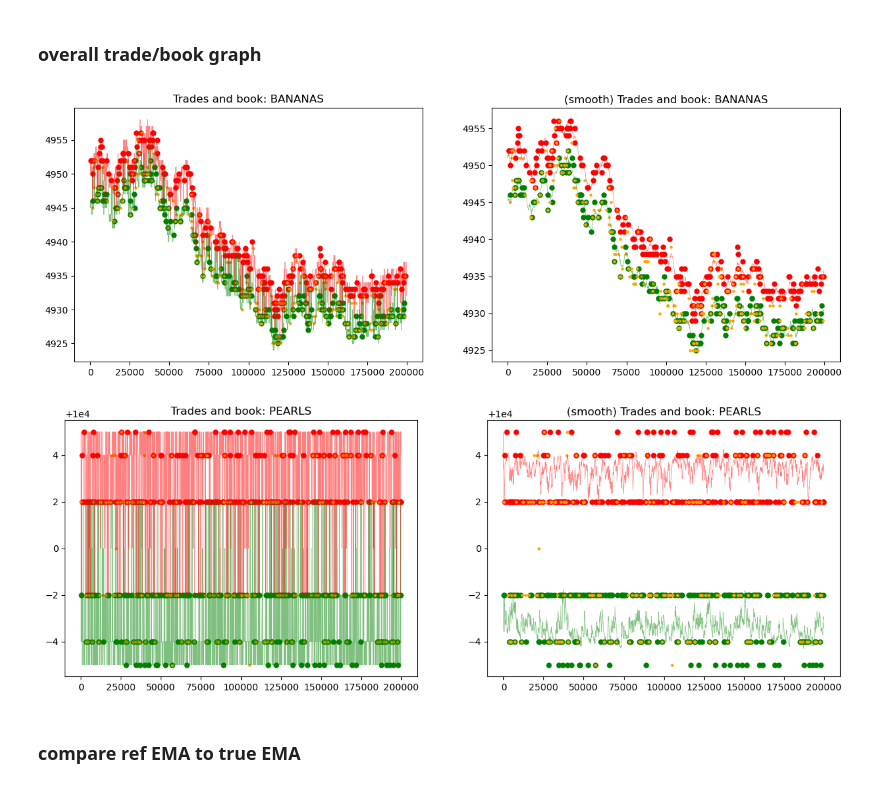
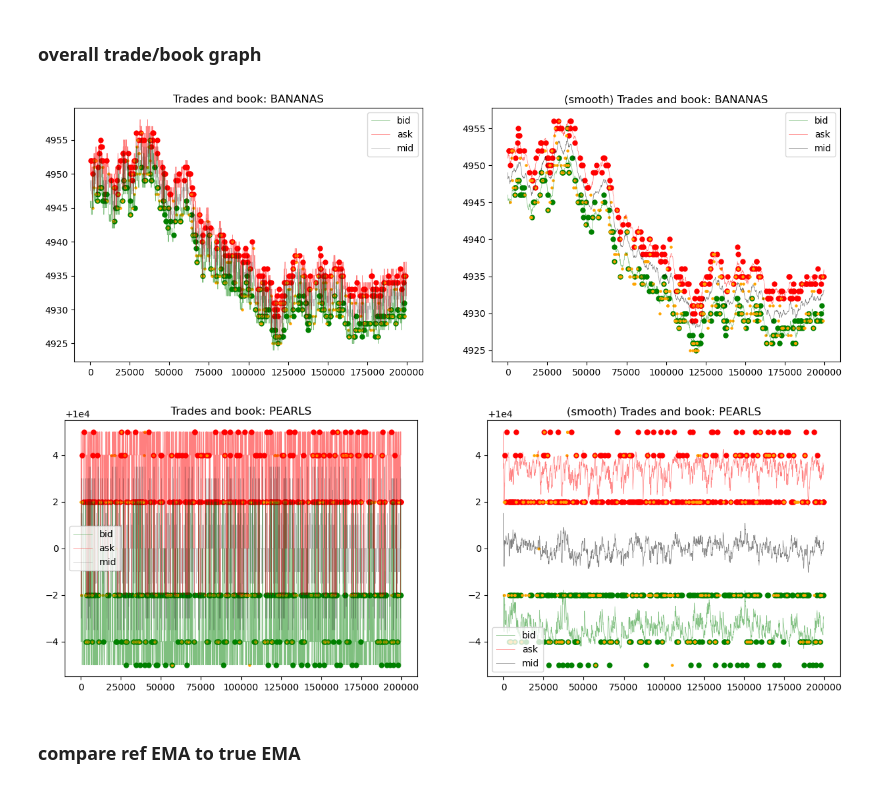
Before and after one commit to rzhan11/IMCTradingComp23, a Jupyter notebook: nbs/exploration-Copy4.ipynb, the cells around one changed output. Saved outputs shown, nothing was run; the diff lists cells and outputs as text; code cells hidden in the pictures.

Commit message:
added more exploration/market sim code

```diff
--- a/nbs/exploration-Copy4.ipynb
+++ b/nbs/exploration-Copy4.ipynb
@@ -271,17 +255,3 @@ ref_emas = raw_records["ema"].apply(pd.Series).round(2)
 ref_emas = pd.concat([ref_emas, raw_records["time"]], axis=1)
 # %% [markdown]
 ### volume summary
-# %%
-for sym in _symbols:
-    print(sym)
-
-    my_sym_trades = my_trades[my_trades["symbol"] == sym]
-    my_volume = my_sym_trades["quantity"].abs().sum()
-    market_sym_trades = market_trades[market_trades["symbol"] == sym]
-    market_volume = market_sym_trades["quantity"].abs().sum()
-
-    my_vol_perc = my_volume / (my_volume + market_volume) * 100
-
-    print("[THEM]\t count:", len(market_sym_trades), "\tvolume:", market_volume)
-    print("[MY]\t count:", len(my_sym_trades), "\tvolume:", my_volume)
-    print(f"[MY]\t vol%: {round(my_vol_perc, 2)}%")
@@ -437,11 +421,12 @@ f_my_buy = lambda x : sorted([(el["price"], el["quantity"]) for el in x], revers
 f_my_sell = lambda x : sorted([(el["price"], el["quantity"]) for el in x], reverse=False)
 
 book = pd.merge(raw_df[["book", "time"]], raw_records, on="time")
+new_book = book[["time"]].copy()
 
 for sym in _symbols:
-    book[f"{sym}_buys"] = book["book"].apply(lambda x : f_buy(x[sym]["buy_orders"]))
-    book[f"{sym}_sells"] = book["book"].apply(lambda x : f_sell(x[sym]["sell_orders"]))
-    book[f"{sym}_my_buys"] = book["my_orders"].apply(lambda x : f_my_buy(x[sym]["buy_orders"]))
-    book[f"{sym}_my_sells"] = book["my_orders"].apply(lambda x : f_my_sell(x[sym]["sell_orders"]))
+    new_book[f"{sym}_buys"] = book["book"].apply(lambda x : f_buy(x[sym]["buy_orders"]))
+    new_book[f"{sym}_sells"] = book["book"].apply(lambda x : f_sell(x[sym]["sell_orders"]))
+    new_book[f"{sym}_my_buys"] = book["my_orders"].apply(lambda x : f_my_buy(x[sym]["buy_orders"]))
+    new_book[f"{sym}_my_sells"] = book["my_orders"].apply(lambda x : f_my_sell(x[sym]["sell_orders"]))
 
-book = book.drop(["book", "my_orders", "ema", "process_time", "wall_time"], axis=1)
+book = new_book
@@ -757,19 +717,21 @@ def plot_trades_and_book(
 
     # plot book
     ax = axes[0]
-    ax.plot(times, bids, c="green", alpha=0.5, linewidth=0.5)
-    ax.plot(times, asks, c="red", alpha=0.5, linewidth=0.5)
+    ax.plot(times, bids, c="green", alpha=0.5, linewidth=0.5, label="bid")
+    ax.plot(times, asks, c="red", alpha=0.5, linewidth=0.5, label="ask")
     if show_mid:
-        ax.plot(times, mids, c="black", alpha=0.25, linewidth=0.5)
+        ax.plot(times, mids, c="black", alpha=0.25, linewidth=0.5, label="mid")
+    ax.set_title(f"Trades and book: {sym}")
+    ax.legend()
     plot_trades(ax)
-    ax.set_title(f"Trades and book: {sym}")
 
     ax = axes[1]
-    ax.plot(times, smooth_bids, c="green", alpha=0.5, linewidth=0.5)
-    ax.plot(times, smooth_asks, c="red", alpha=0.5, linewidth=0.5)
+    ax.plot(times, smooth_bids, c="green", alpha=0.5, linewidth=0.5, label="bid")
+    ax.plot(times, smooth_asks, c="red", alpha=0.5, linewidth=0.5, label="ask")
     if show_mid:
-        ax.plot(times, smooth_mids, c="black", alpha=0.5, linewidth=0.5)
+        ax.plot(times, smooth_mids, c="black", alpha=0.5, linewidth=0.5, label="mid")
     ax.set_title(f"(smooth) Trades and book: {sym}")
+    ax.legend()
     plot_trades(ax)
 
     plt.show()
@@ -778,25 +740,25 @@ def plot_trades_and_book(
 # %%
 plot_trades_and_book(
     sym="BANANAS",
     trade_df=trade_df,
     book_df=book_tops,
 #     time_lb=0,
 #     time_ub=50000,
     span=21,
-    # show_mid=True,
+    show_mid=True,
 )
 plot_trades_and_book(
     sym="PEARLS",
     trade_df=trade_df,
     book_df=book_tops,
 #     time_lb=0,
 #     time_ub=50000,
     span=21,
-    # show_mid=True,
+    show_mid=True,
 )
 # %% [output]
-[figure, old version]
+[figure, new version]
-[figure, old version]
+[figure, new version]
 # %% [markdown]
 ### compare ref EMA to true EMA
 # %%
```
Also changed, not shown: parts of 36 cells of this notebook, 2 other files.
